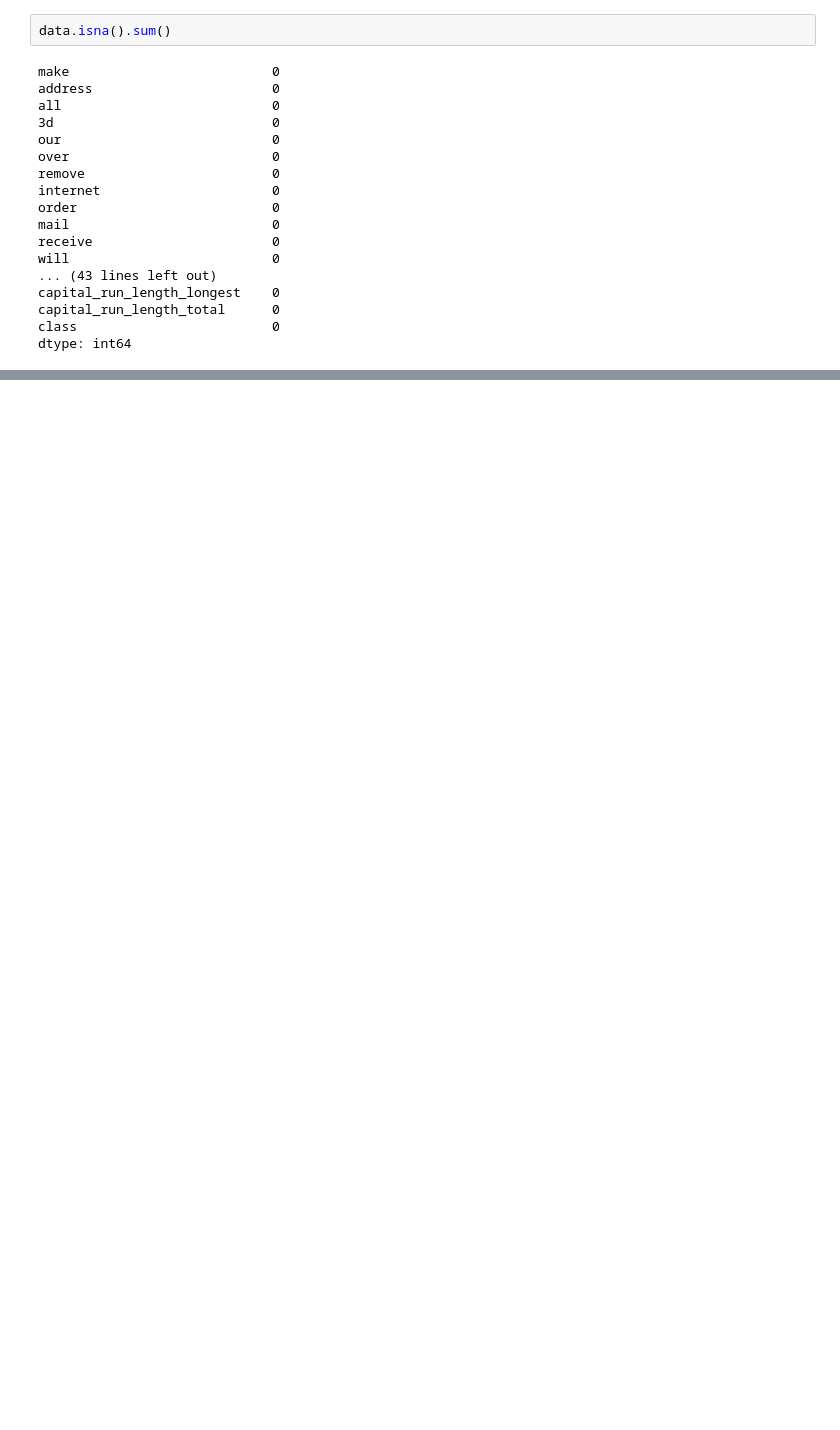
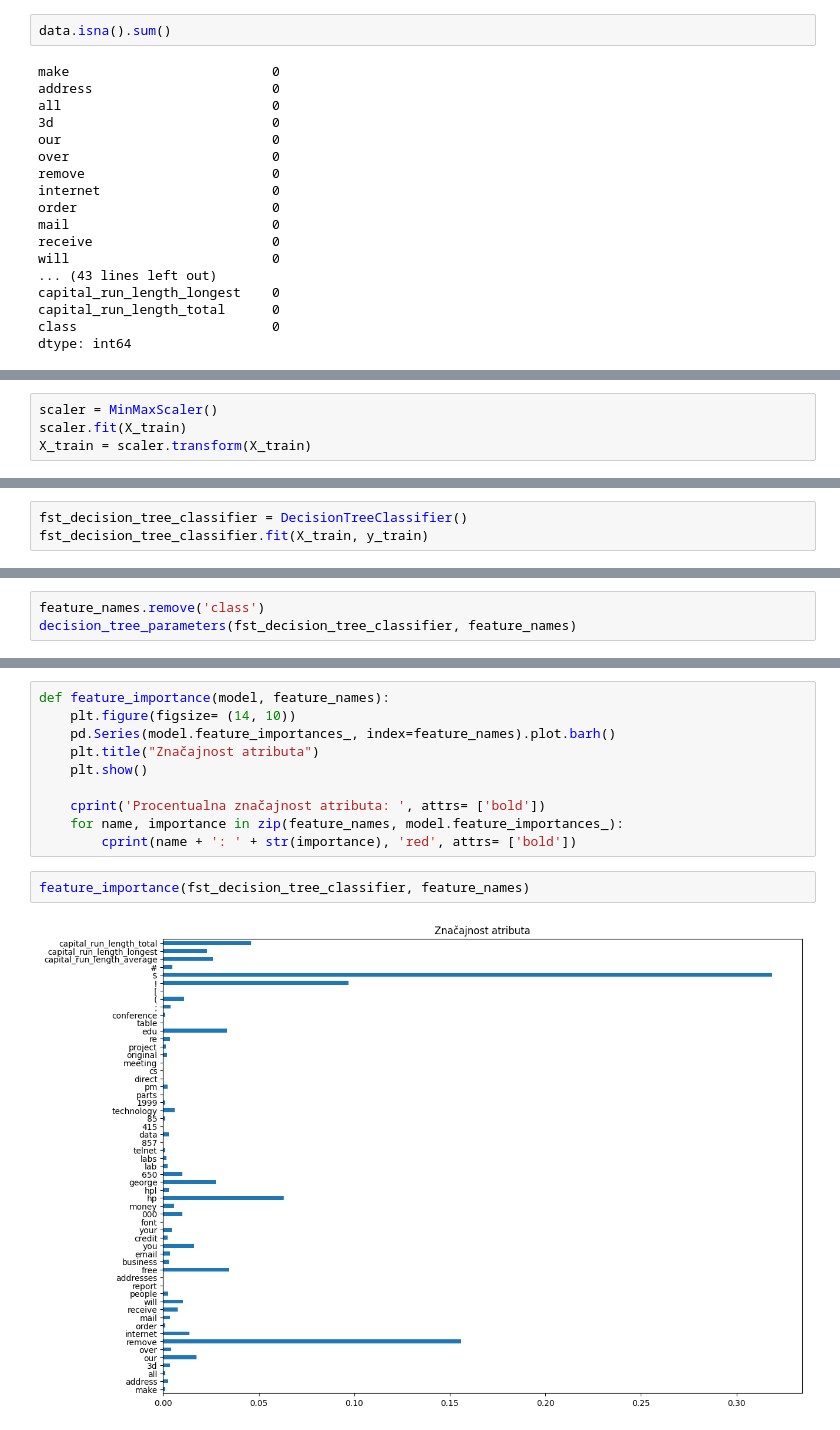
Before and after one commit to MATF-istrazivanje-podataka-1/2023_Data_Mining_Spam_emails_Dataset, a Jupyter notebook: models/classification/decision_trees.ipynb, the cells around one changed output, grey strips where cells are left out. Saved outputs shown, nothing was run; the diff lists cells and outputs as text; blank space fills up the shorter version.

Commit message:
Decision trees modified

```diff
--- a/models/classification/decision_trees.ipynb
+++ b/models/classification/decision_trees.ipynb
@@ -362,0 +209,4 @@ snd_estimator = GridSearchCV(DecisionTreeClassifier(), param_grid= params)
+# %%
+scaler = MinMaxScaler()
+scaler.fit(X_train)
+X_train = scaler.transform(X_train)
@@ -362,0 +326,3 @@ snd_estimator = GridSearchCV(DecisionTreeClassifier(), param_grid= params)
+# %%
+fst_decision_tree_classifier = DecisionTreeClassifier()
+fst_decision_tree_classifier.fit(X_train, y_train)
@@ -362,0 +333,3 @@ snd_estimator = GridSearchCV(DecisionTreeClassifier(), param_grid= params)
+# %%
+feature_names.remove('class')
+decision_tree_parameters(fst_decision_tree_classifier, feature_names)
@@ -362,0 +358,14 @@ snd_estimator = GridSearchCV(DecisionTreeClassifier(), param_grid= params)
+# %%
+def feature_importance(model, feature_names):
+    plt.figure(figsize= (14, 10))
+    pd.Series(model.feature_importances_, index=feature_names).plot.barh()
+    plt.title("Značajnost atributa")
+    plt.show()
+
+    cprint('Procentualna značajnost atributa: ', attrs= ['bold'])
+    for name, importance in zip(feature_names, model.feature_importances_):
+        cprint(name + ': ' + str(importance), 'red', attrs= ['bold'])
+# %%
+feature_importance(fst_decision_tree_classifier, feature_names)
+# %% [output]
+[figure, added]
```
Also changed, not shown: parts of 208 cells of this notebook, 7 other files.
